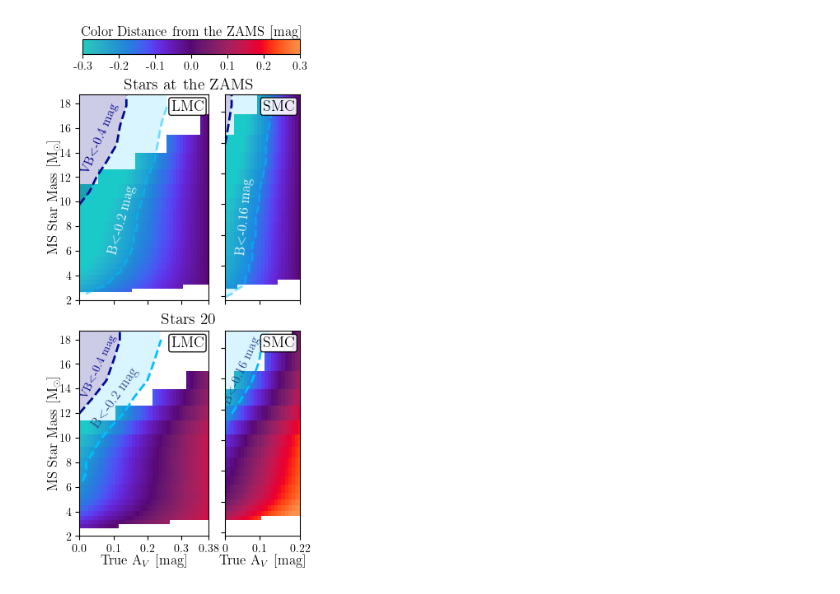
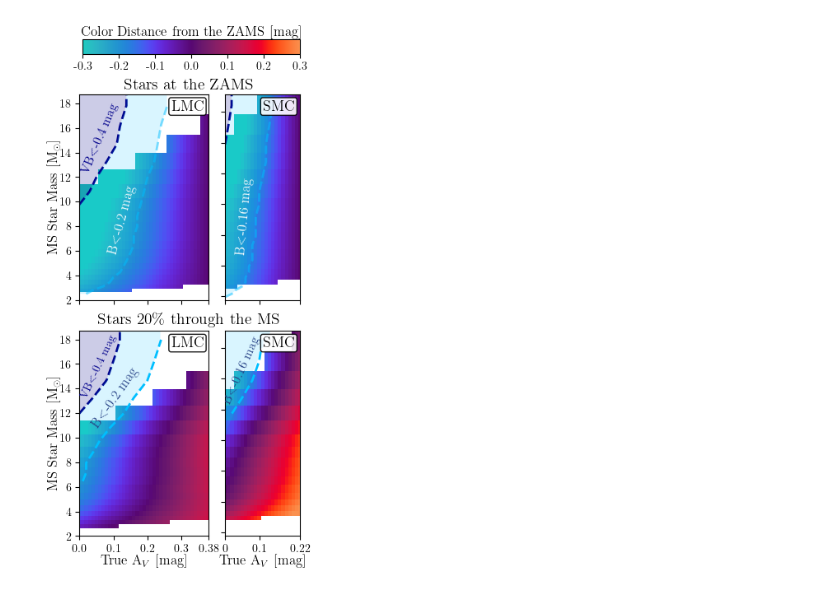
Before and after one commit to AstroLudwig/SUMS_UVPhotometricCatalog, a Jupyter notebook: 5_AssessCandidates/6_MSContaminants.ipynb, the cells around one changed output. Cells and saved outputs as stored; diff of their text form; code cells hidden in the pictures.

Commit message:
fixed issue with percent sign not showing up in plot

```diff
--- a/5_AssessCandidates/6_MSContaminants.ipynb
+++ b/5_AssessCandidates/6_MSContaminants.ipynb
@@ -249,7 +249,7 @@ plt.text(.828+0.045, gal_height, 'SMC', transform=f.transFigure, horizontalalign
 plt.text(.507+0.035,gal_height, 'LMC', transform=f.transFigure, horizontalalignment='center',fontsize=gal_size,color=gal_color,bbox=props)
 # Suptitles
 plt.text(.55,0.88, 'Stars at the ZAMS', transform=f.transFigure, horizontalalignment='center',fontsize=14,weight='bold')
-plt.text(.55,0.455, 'Stars 20% through the MS', transform=f.transFigure, horizontalalignment='center',fontsize=14,weight='bold')
+plt.text(.55,0.455, 'Stars 20\% through the MS', transform=f.transFigure, horizontalalignment='center',fontsize=14,weight='bold')
 
 ##################
 # AV Line Labels #
@@ -258,31 +258,31 @@ av_text_color2 = 'white' #'cyan'
 axes[0,0].text(0.001, 12.5, r'VB$<$-0.4 mag', fontsize=tick_size+1, color=shade_color_1,rotation=67)
 axes[0,0].text(0.08, 6, rf'B$<${lmc_b} mag', fontsize=tick_size+2, color=av_text_color2 ,rotation=75)
 axes[0,1].text(0.03, 6, rf'B$<${smc_b} mag', fontsize=tick_size+2, color=av_text_color2 ,rotation=85)
 av_text_color2 = '#284387' #'navy'#'#4682B4'#'#4169E1'#'mediumblue'#'#007fff' #'blue'#'#87CEEB'#(1, 0.25, 0, 1) #'#shade_color_2#'cyan'#00BFFF'#
 axes[1,0].text(0.00, 13.4, r'VB$<$-0.4 mag', fontsize=tick_size, color=shade_color_1,rotation=65,clip_on=True)
 axes[1,0].text(0.03, 11, rf'B$<${lmc_b} mag', fontsize=tick_size+2, color=av_text_color2 ,rotation=55)
 
 axes[1,1].text(-0.01, 13., rf'B$<${smc_b} mag', fontsize=tick_size+1, color=av_text_color2 ,rotation=66,weight='heavy',clip_on=True)
 
 ############
 # Colorbar #
 ############
 
 axins = inset_axes(axes[0,1], # here using axis of the lowest plot
                width="290%",  # width = X% of parent_bbox width
                height="7%",
                bbox_to_anchor=(0, 0.27, 1., 1.),
                bbox_transform=axes[0,1].transAxes,
                borderpad=0,
                )
 ticks = list(np.arange(vmin,vmax+0.1,0.1))
 tick_labels = [f'{i:.1f}' for i in ticks]
 cbar = f.colorbar(pcol, cax=axins,ticks=ticks,orientation='horizontal')
 cbar.ax.set_xticklabels(tick_labels,fontsize=tick_size)
 cbar.set_label('Color Distance from the ZAMS [mag]',fontsize=label_size,labelpad=-41)
 plt.tight_layout()
 plt.subplots_adjust(top=0.87,right=0.95,left=0.15,bottom=0.07)
 
 plt.savefig('MScontaminants_BL.pdf', dpi=1000)
 # %% [output]
-[figure, old version]
+[figure, new version]
```
